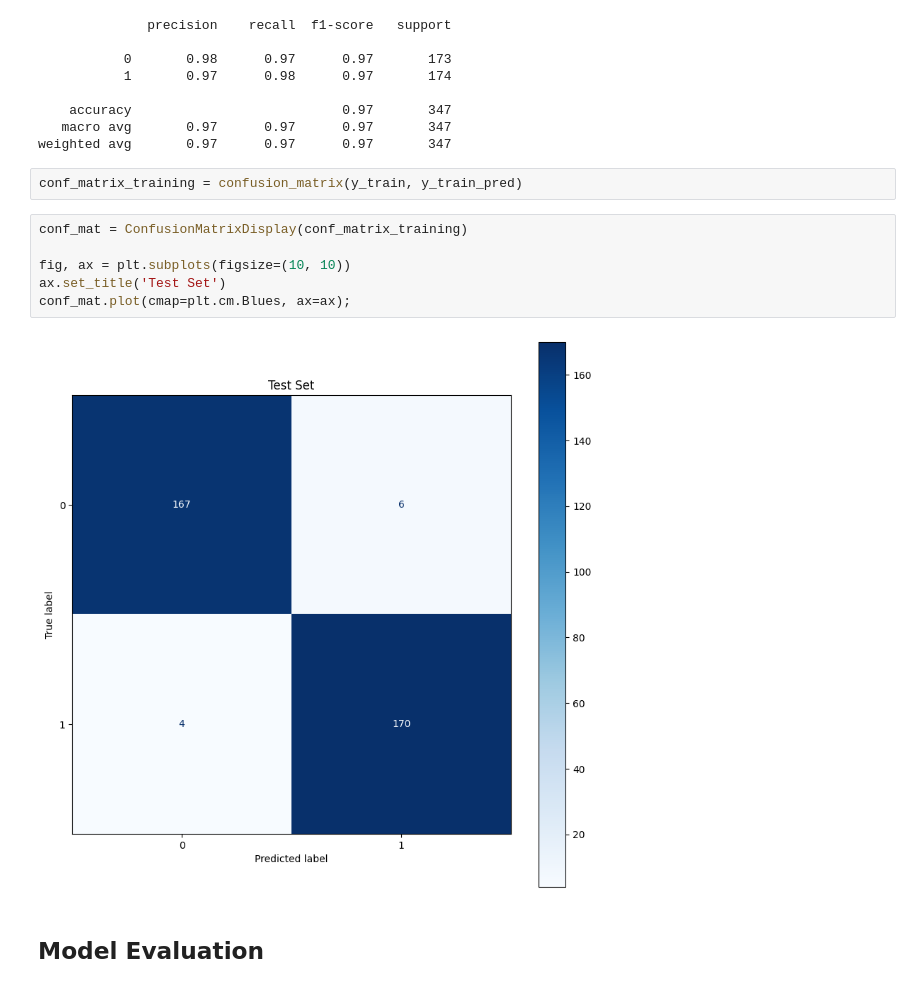
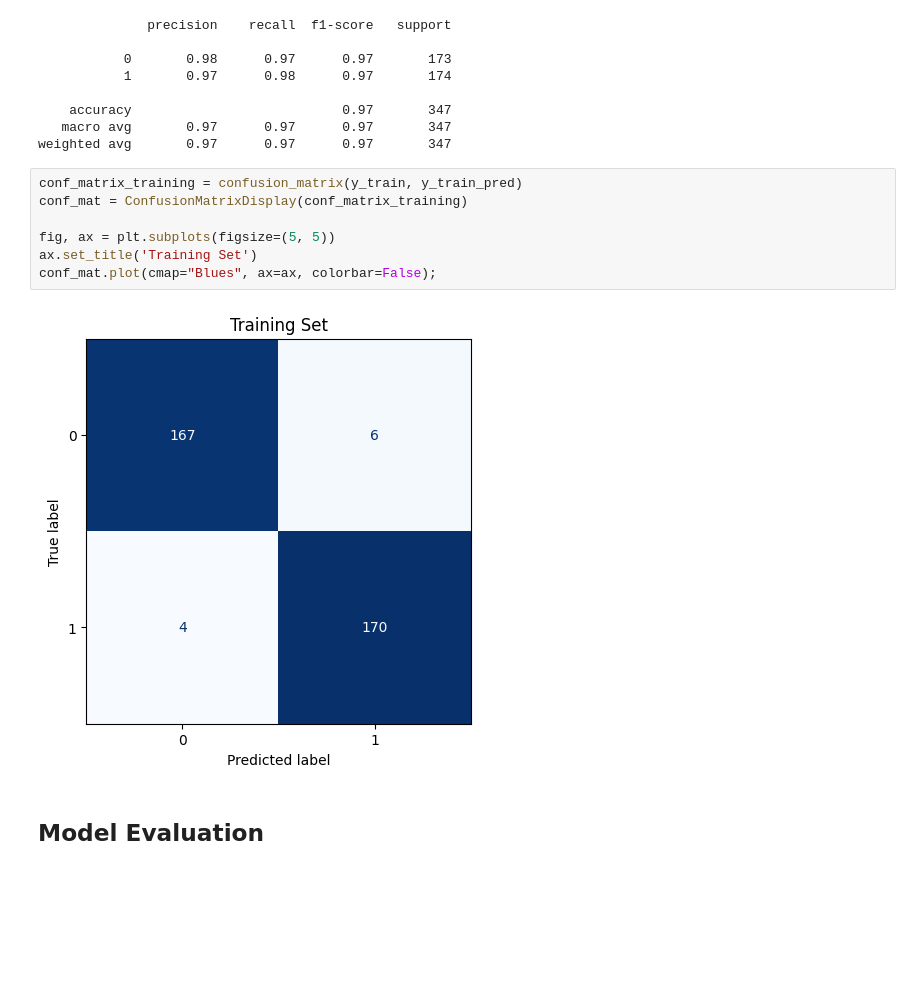
Before and after one commit to trizkynoviandy/diabetes-prediction-dashboard, a Jupyter notebook: red_wine_quality_prediction.ipynb, the cells around one changed output. Saved outputs shown, nothing was run; the diff lists cells and outputs as text; blank space fills up the shorter version.

```diff
--- a/red_wine_quality_prediction.ipynb
+++ b/red_wine_quality_prediction.ipynb
@@ -308,16 +319,15 @@ print(classification_report(y_train, y_train_pred))
     accuracy                           0.97       347
    macro avg       0.97      0.97      0.97       347
 weighted avg       0.97      0.97      0.97       347
-# %%
-conf_matrix_training = confusion_matrix(y_train, y_train_pred)
 # %%
+conf_matrix_training = confusion_matrix(y_train, y_train_pred)
 conf_mat = ConfusionMatrixDisplay(conf_matrix_training)
 
-fig, ax = plt.subplots(figsize=(10, 10))
-ax.set_title('Test Set')
-conf_mat.plot(cmap=plt.cm.Blues, ax=ax);
+fig, ax = plt.subplots(figsize=(5, 5))
+ax.set_title('Training Set')
+conf_mat.plot(cmap="Blues", ax=ax, colorbar=False);
 # %% [output]
-[figure, old version]
+[figure, new version]
 # %% [markdown]
 ## Model Evaluation
 # %%
```
Also changed, not shown: parts of 10 cells of this notebook.
